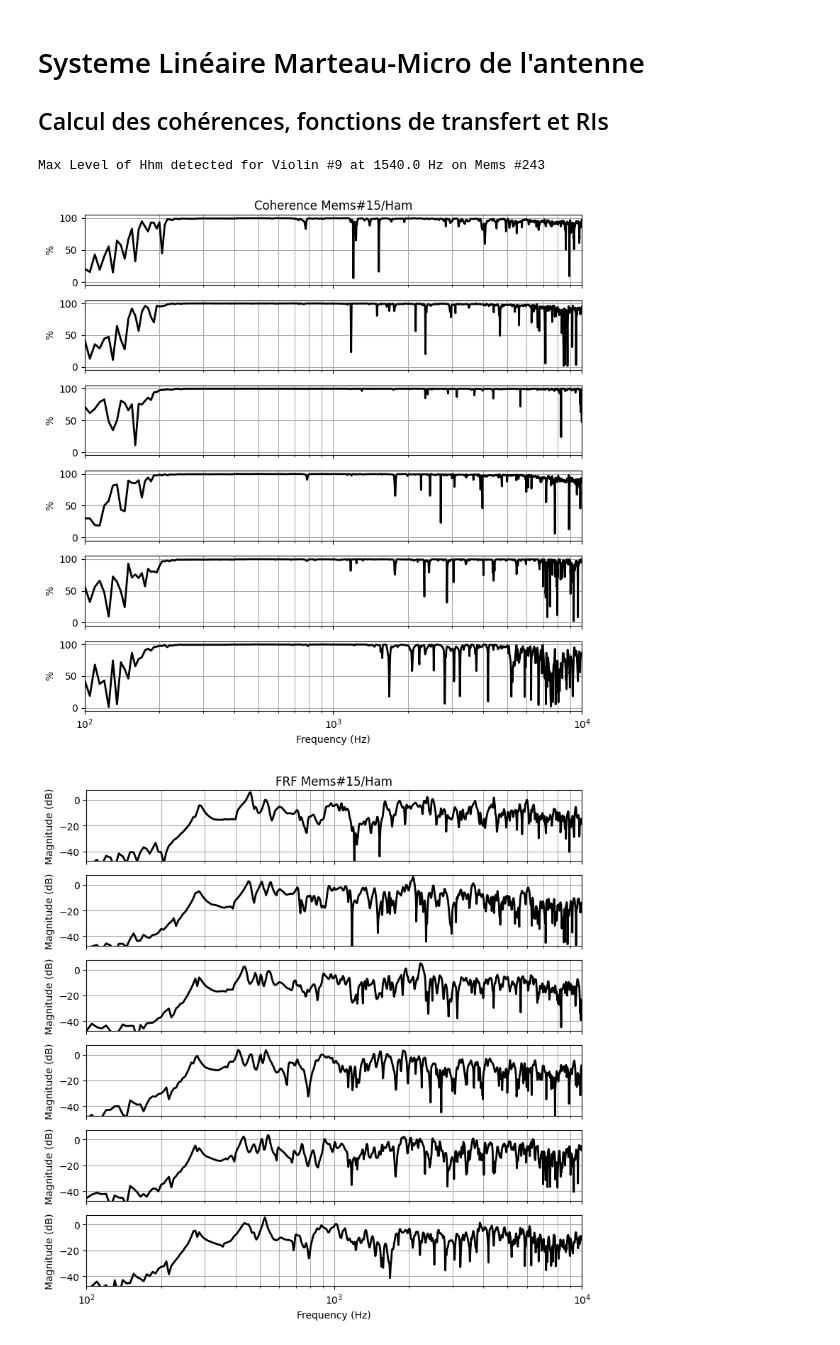
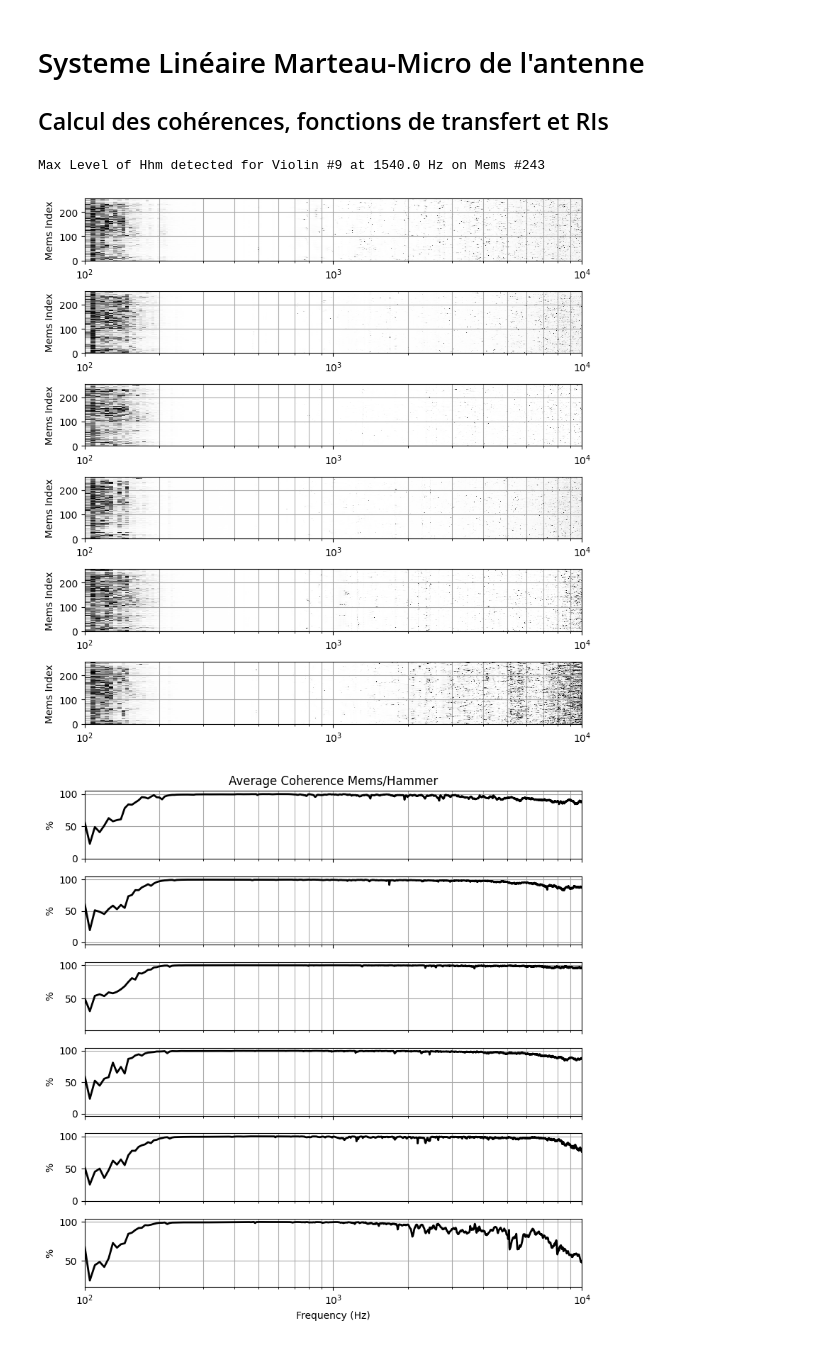
Before and after one commit to ollivierf/BilbaoViolinsDir, a Jupyter notebook: notebooks/Violon_1_Marteau2HetRI.ipynb, the cells around one changed output. Drawn from its saved outputs; the diff is of its cells as text; code cells hidden in the pictures.

```diff
--- a/notebooks/Violon_1_Marteau2HetRI.ipynb
+++ b/notebooks/Violon_1_Marteau2HetRI.ipynb
@@ -213,7 +238,7 @@ CohAvg = np.mean(Cohm[:,:,::16],axis=2)
 FRFmin = np.min(np.abs(Hhm[:,:,::25]),axis=2)
 FRFmax = np.max(np.abs(Hhm[:,:,::25]),axis=2)
 FRFAvg = np.mean(np.abs(Hhm[:,:,::25]),axis=2)
-
+fig30, ax30 = plt.subplots(6,1,figsize=(8,8))
 fig31, ax31 = plt.subplots(6,1,figsize=(8,8))
 fig32, ax32 = plt.subplots(6,1,figsize=(8,8))
 fig33, ax33 = plt.subplots(6,1,figsize=(8,8))
@@ -223,7 +248,25 @@ VGlobalMaxdB = 20*np.log10(VGlobalMax)
 
 for nv in range(NbViol):
     #Cohérence
-    ax31[nv].plot(frq, 100*Cohm[nv,:,nm_1m], 'k', lw = 2)
+
+    # extent = [x_min, x_max, y_min, y_max]
+    extent = [frq[0], frq[-1], 0, NbMems]
+    # We transpose (.T) Cohm so that Frequency corresponds to X-axis (columns) and Mems to Y-axis (rows)
+    ax30[nv].imshow(100*Cohm[nv,:,:].T, extent=extent,
+                    aspect='auto', origin='lower', cmap='Greys_r', interpolation='none')
+
+    ax30[nv].set_xscale('log')
+    ax30[nv].set_xlim([100, frqMax])
+    ax30[nv].set_ylabel('Mems Index')
+    ax30[nv].xaxis.set_ticks_position('bottom')
+    ax30[nv].yaxis.set_ticks_position('left')
+    ax30[nv].grid(True, which="major", ls="-", color='0.65')
+    ax30[nv].grid(True, which="minor", ls="-", color='0.35', alpha=0.5)
+
+
+    # ax31[nv].plot(frq, 100*Cohm[nv,:,nm_1m], 'k', lw = 2)
+    ax31[nv].plot(frq, 100*np.mean(Cohm[nv,:,:],axis = 1), 'k', lw = 2)
+
     ax31[nv].set_xscale('log')
     ax31[nv].set_xlim([100, frqMax])
     ax31[nv].set_ylabel('%')
@@ -238,7 +281,8 @@ for nv in range(NbViol):
     else:
         ax31[nv].set_xlabel('Frequency (Hz)')
     if not nv :
-        ax31[nv].set_title(f'Coherence Mems#{nm_1m}/Ham')
+        #ax31[nv].set_title(f'Coherence Mems#{nm_1m}/Ham')
+        ax31[nv].set_title(f'Average Coherence Mems/Hammer')
     #FRF Amplitude
     ax32[nv].plot(frq, 20*np.log10(np.abs(Hhm[nv,:,nm_1m])), 'k', lw = 2, zorder = 2)
     ax32[nv].set_xscale('log')
@@ -264,32 +308,33 @@ for nv in range(NbViol):
         ax32[nv].set_title(f'FRF Mems#{nm_1m}/Ham')
 
     Gain = 1/np.max(np.abs(RIhm),axis = 1)[:,None,:]
     FramesMmsN = FramesMms/np.max(np.abs(FramesMms), axis=2)[:,:,None]
     RIhmN = RIhm*Gain
     Gain /= np.max(np.abs(Gain), axis=0) # Normalize Gain
 
     ax33[nv].plot(1000*(tW-iDly/Fe), FramesMmsN[nv,:,:,nm_1m].T, 'r', lw = 0.2)
     ax33[nv].plot(1000*tW, RIhmN[nv, :, nm_1m], 'k', lw = 2)
 
     ax33[nv].set_xlim([0, 1000*tWMax])
     ax33[nv].set_ylabel('Pression (Pa/N)')
     ax33[nv].text(1000*tWMax, 0.5, f'Violin #{NumViolon[nv]:d}   ', fontsize=12, ha='right')
     ax33[nv].grid(True, which="major", ls="-", color='0.65')
     ax33[nv].grid(True, which="minor", ls="-", color='0.35', alpha=0.5)
 
     ax33[nv].xaxis.set_ticks_position('bottom')
     ax33[nv].yaxis.set_ticks_position('left')
     # Remove tick labels
     if nv < 5:
         ax33[nv].set_xticklabels([])
     else:
         ax33[nv].set_xlabel('Time (ms)')
     if not nv :
         ax33[nv].set_title(f'Normalized Impulse Response Mems#{nm_1m}/Ham')
+fig30.tight_layout()
 fig31.tight_layout()
 fig32.tight_layout()
 fig33.tight_layout()
 # %% [output]
 Max Level of Hhm detected for Violin #9 at 1540.0 Hz on Mems #243
-[figure, old version]
+[figure, new version]
-[figure, old version]
+[figure, new version]
```
Also changed, not shown: parts of 8 cells of this notebook, 16 other files.
